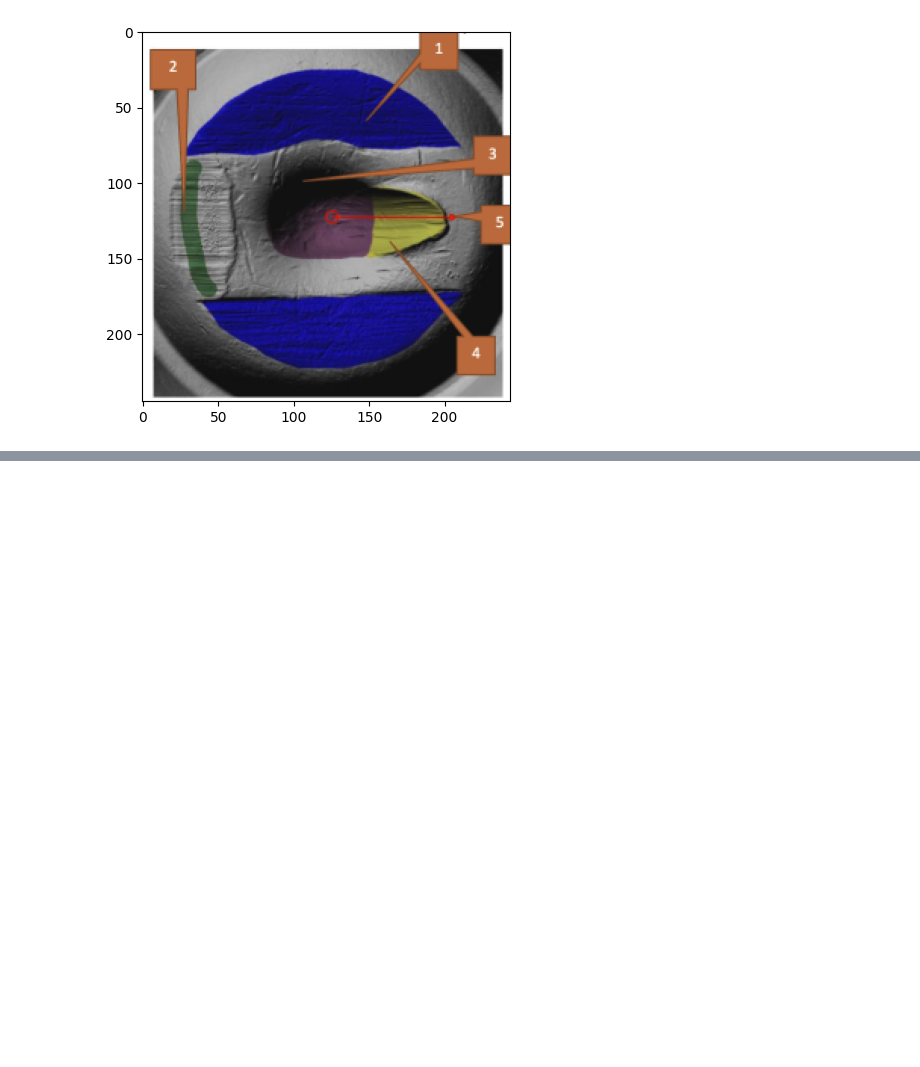
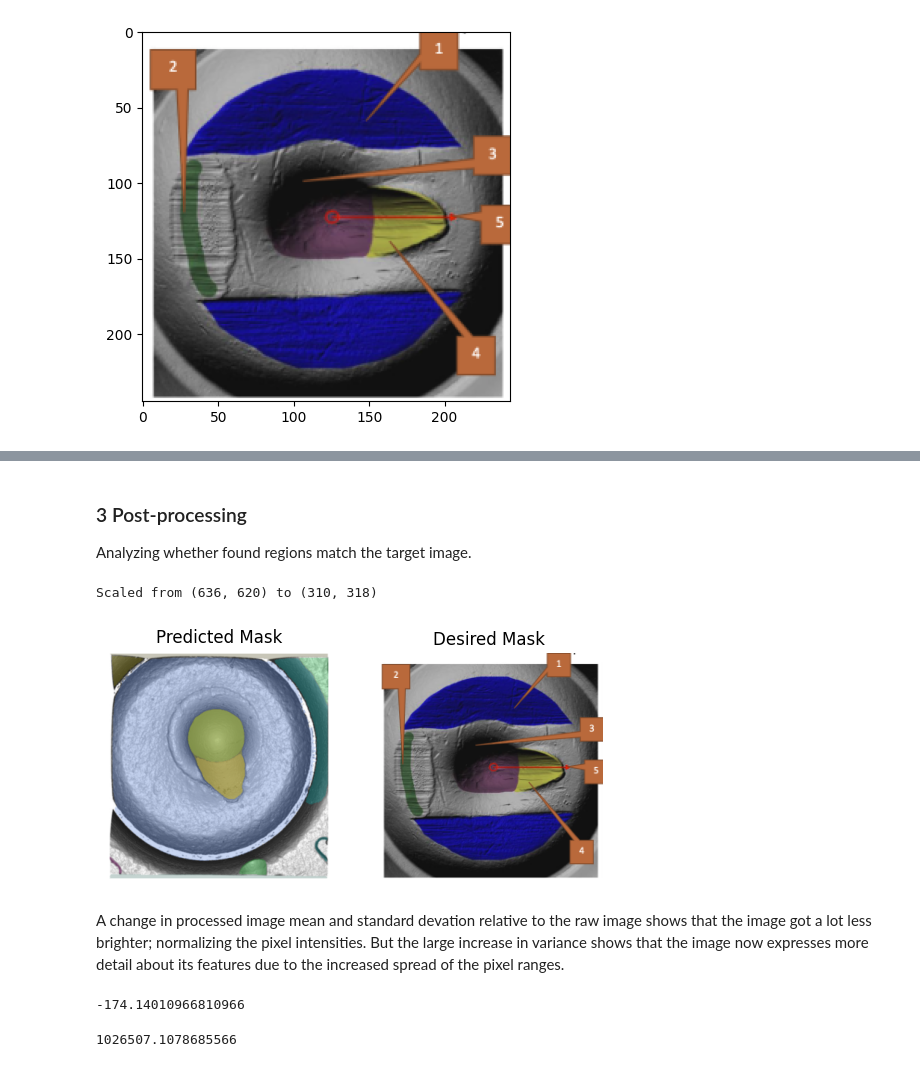
Before and after one commit to hassangaber/segementation, a Jupyter notebook: solution.ipynb, the cells around one changed output, grey strips where cells are left out. Saved outputs shown, nothing was run; the diff lists cells and outputs as text; code cells hidden in the pictures; blank space fills up the shorter version.

Commit message:
Added final results

```diff
--- a/solution.ipynb
+++ b/solution.ipynb
@@ -178,0 +180,32 @@ plt.show()
+# %% [markdown]
+### 3 Post-processing
+
+Analyzing whether found regions match the target image.
+# %%
+result=cv2.imread('data/output.png')
+result=scale_image(result,50)
+
+plt.subplot(1, 2, 1)  # (rows, columns, panel number)
+plt.imshow(result)
+plt.title('Predicted Mask')
+plt.axis('off')
+plt.subplot(1, 2, 2)
+plt.imshow(target)
+plt.title('Desired Mask')
+plt.axis('off')
+plt.show()
+# %% [output]
+Scaled from (636, 620) to (310, 318)
+[figure, added]
+# %% [markdown]
+A change in processed image mean and standard devation relative to the raw image shows that the image got a lot less brighter; normalizing the pixel intensities. But the large increase in variance shows that the image now expresses more detail about its features due to the increased spread of the pixel ranges.
+# %%
+delta_mean=image_dx.mean()-image.mean()
+delta_mean
+# %% [output]
+-174.14010966810966
+# %%
+delta_std=image_dx.var()-image.var()
+delta_std
+# %% [output]
+1026507.1078685566
```
Also changed, not shown: parts of 8 cells of this notebook, 4 other files.
